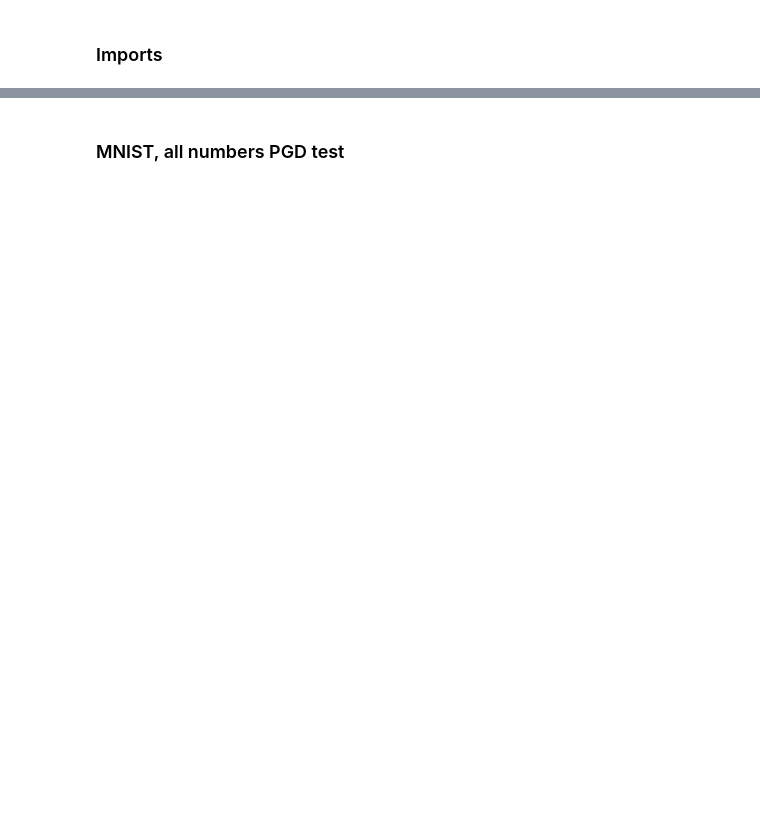
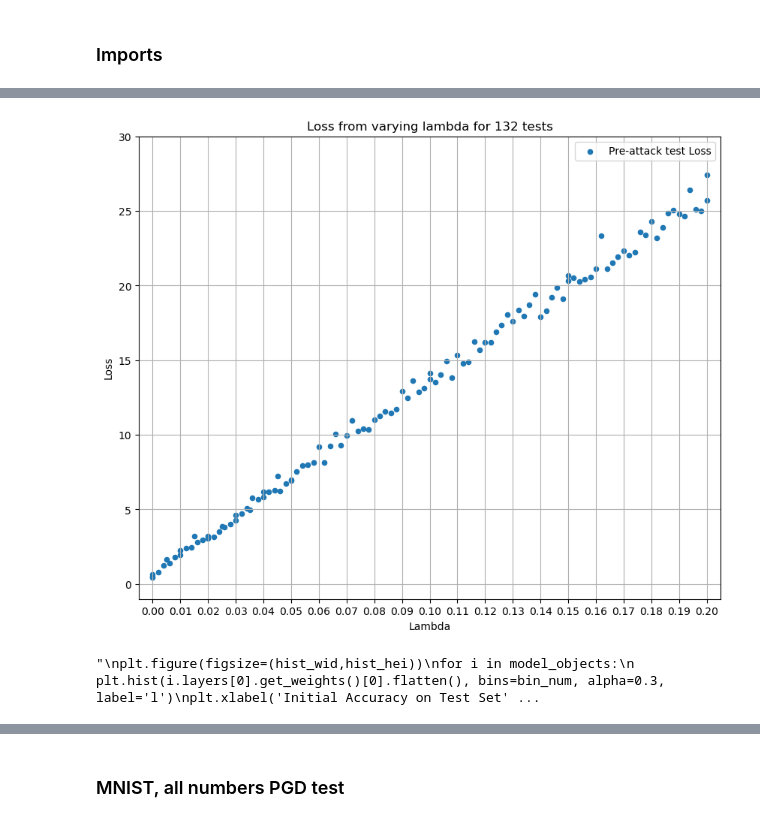
Before and after one commit to deryk96/TropicalNN, a Jupyter notebook: TropicalTest.ipynb, the cells around one changed output, grey strips where cells are left out. Saved outputs shown, nothing was run; the diff lists cells and outputs as text; code cells hidden in the pictures; blank space fills up the shorter version.

```diff
--- a/TropicalTest.ipynb
+++ b/TropicalTest.ipynb
@@ -14,0 +222,16 @@ os.environ["KMP_DUPLICATE_LIB_OK"]="TRUE"
+# %%
+loss_object = losses.BinaryCrossentropy()
+x_train, x_test, y_train, y_test = load_CIFAR_data(desired_classes=[7, 8])
+tests = [0,0.025, 0.05, 0.075, 0.1, 0.125, 0.15, 0.175, 0.2]
+for i in tests:
+    print(f'================\n\t{i}\n================')
+    data = []
+    built_model = buildTropicalModel(x_train, y_train, num_epochs = 10, first_layer_size = 100, initializer_w=initializers.RandomNormal(mean=0.5, stddev=0.005, seed=0), verbose = 1,
+                        second_layer_size = 1,second_layer_activation = 'sigmoid', training_loss = 'binary_crossentropy', lam=i)
+    x_test_att = attackTestSetBatch(built_model, x_test, y_test, loss_object, str(i))
+    pre_loss, pre_acc = built_model.evaluate(x_test, y_test)
+    post_loss, post_acc = built_model.evaluate(x_test_att, y_test)
+    data = [i,pre_loss, pre_acc, post_loss, post_acc]
+    with open('CIFAR_lambda_test2.csv', 'a', newline='') as csvfile:
+        csvwriter = csv.writer(csvfile)
+        csvwriter.writerow(data)
@@ -14,0 +256,44 @@ os.environ["KMP_DUPLICATE_LIB_OK"]="TRUE"
+# %%
+scat_size = 20
+bin_num = 784
+hist_wid = 10
+hist_hei = 8
+data = pd.read_csv("CIFAR_lambda_test.csv")
+rowNum = data.shape[0]
+
+#lambda,pre_loss,pre_acc,post_loss,post_acc
+
+data["loss_diff"] = data['post_loss'] - data['pre_loss']
+data["acc_diff"] = data['post_acc'] - data['pre_acc']
+
+columns = ["pre_loss"]#, "post_loss"]
+settings = ["Pre-attack test Loss", "Post-attack test Loss"]
+
+plt.figure(figsize=(hist_wid,hist_hei))
+for i in range(len(columns)):
+    plt.scatter(data['lambda'], data[columns[i]], label=settings[i], s=scat_size)
+plt.xticks([i/100 for i in range(101)])
+#plt.yticks([i/20 for i in range(21)])
+plt.xlabel('Lambda')
+plt.xlim(-0.005, 0.205)
+plt.ylim(-1, 30)
+plt.ylabel('Loss')
+plt.title(f'Loss from varying lambda for {rowNum} tests')
+plt.grid(True)
+plt.legend()
+plt.show()
+
+'''
+plt.figure(figsize=(hist_wid,hist_hei))
+for i in model_objects:
+    plt.hist(i.layers[0].get_weights()[0].flatten(), bins=bin_num, alpha=0.3, label='l')
+plt.xlabel('Initial Accuracy on Test Set')
+plt.ylabel('Count')
+plt.title(f'Initial Accuracy for {rowNum} tests')
+plt.ylim(0, 7000)
+#plt.legend()
+plt.show()
+'''
+# %% [output]
+[figure, added]
+"\nplt.figure(figsize=(hist_wid,hist_hei))\nfor i in model_objects:\n    plt.hist(i.layers[0].get_weights()[0].flatten(), bins=bin_num, alpha=0.3, label='l')\nplt.xlabel('Initial Accuracy on Test Set' ...
```
Also changed, not shown: parts of 34 cells of this notebook, 8 other files.
